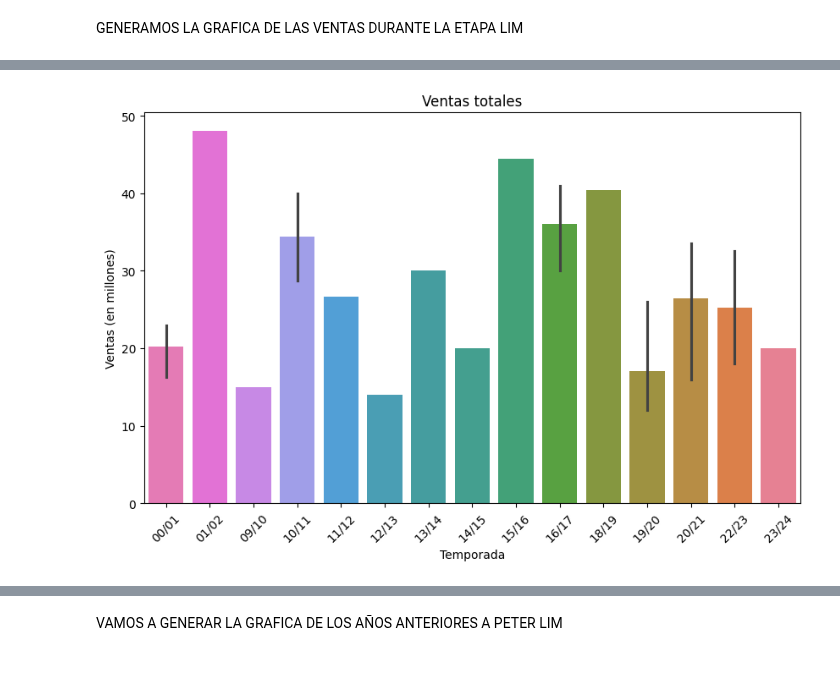
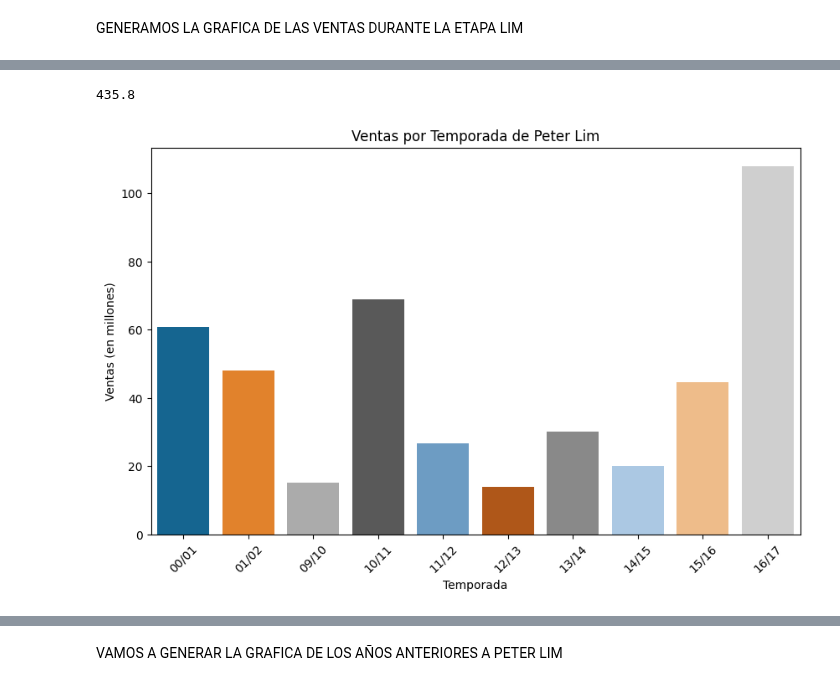
Before and after one commit to RaulSoler/ONLINE_DS_THEBRIDGE_RAULSOLER, a Jupyter notebook: Proyecto EDA/LIMGOHOME/memoria.ipynb, the cells around one changed output, grey strips where cells are left out. Saved outputs shown, nothing was run; the diff lists cells and outputs as text; code cells hidden in the pictures.

```diff
--- a/Proyecto EDA/LIMGOHOME/memoria.ipynb
+++ b/Proyecto EDA/LIMGOHOME/memoria.ipynb
@@ -216,0 +197,2 @@ Ventas
+# %%
+Ventas = Ventas.groupby('Temporada')['Precio'].sum().reset_index()
@@ -237,11 +218,14 @@ ventas_Lim
+# %%
+suma_lim
+# %% [output]
+435.8
 # %%
 plt.figure(figsize=(10, 6))
-sns.barplot(data=Ventas, x='Temporada', y='Precio', hue="Temporada", legend=False);
-plt.title('Ventas totales')
+sns.barplot(data=ventas_por_temporada_Lim, x='Temporada', y='Precio', hue="Temporada");
+plt.title('Ventas por Temporada de Peter Lim')
 plt.xlabel('Temporada')
 plt.ylabel('Ventas (en millones)')
 plt.xticks(rotation=45)
-plt.gca().invert_xaxis();
-plt.savefig("graficas/Ventas_Total.png");
+plt.savefig("graficas/Ventas_PeterLim.png")
 # %% [output]
-[figure, old version]
+[figure, new version]
```
Also changed, not shown: parts of 9 cells of this notebook, 3 other files.
